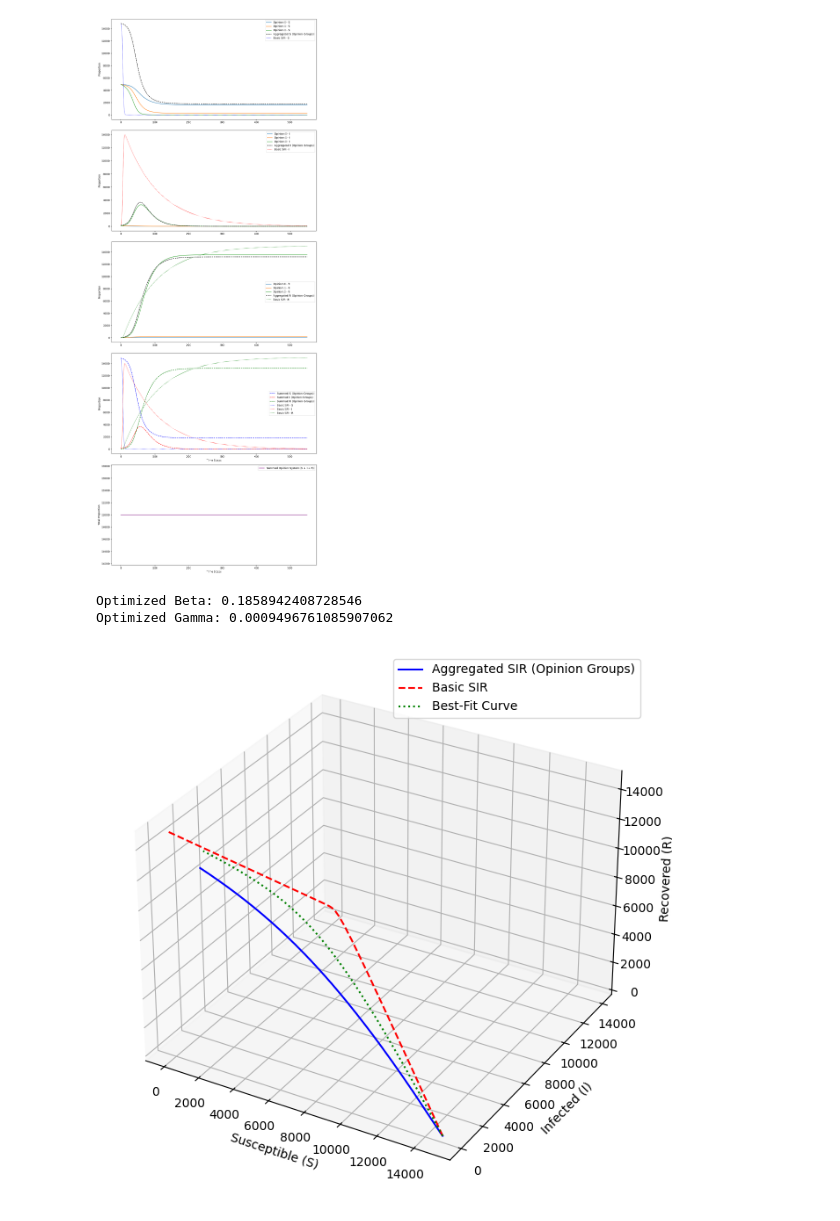
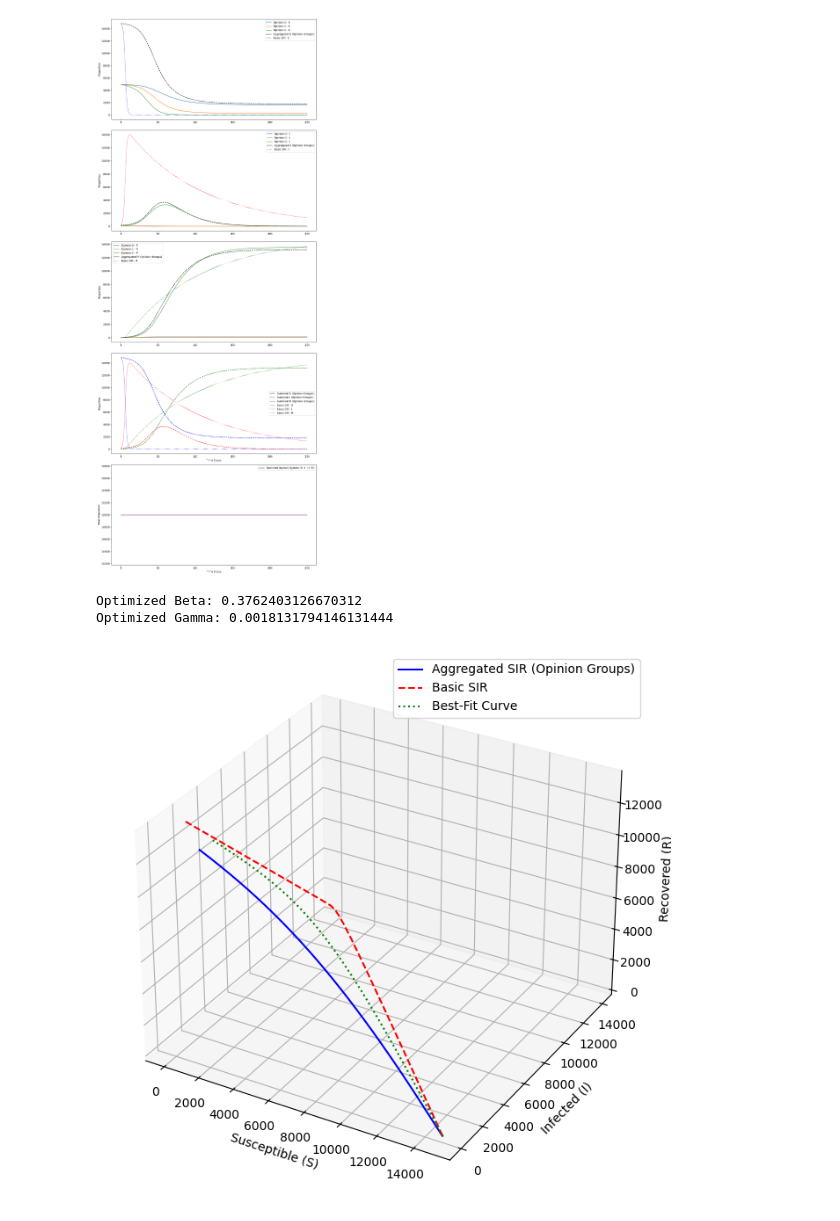
Before and after one commit to mohdkashifansari/Influence_of_Opinion_Dynamics_on_Disease_Spread, a Jupyter notebook: Final_Code_11_07.ipynb, the cells around one changed output. Cells and saved outputs as stored; diff of their text form; code cells hidden in the pictures.

```diff
--- a/Final_Code_11_07.ipynb
+++ b/Final_Code_11_07.ipynb
@@ -12,7 +12,7 @@ int_R = 0
 int_S = N - int_I - int_R
 beta = 0.8
 gamma = 0.01
-MaxTime = 550
+MaxTime = 250
 RunTime = np.linspace(0, MaxTime, MaxTime)
 
 # Number of opinion groups (indexed from 0 to n)
@@ -210,34 +210,34 @@ def plot_3d_combined_with_fit(aggregated_S, aggregated_I, aggregated_R, basic_S,
     # Label the axes
     ax.set_xlabel('Susceptible (S)')
     ax.set_ylabel('Infected (I)')
     ax.set_zlabel('Recovered (R)')
 
     ax.legend()
     plt.show()
 
 # Call the plotting function with optimized parameters
 plot_3d_combined_with_fit(aggregated_n_S, aggregated_n_I, aggregated_n_R, basic_S, basic_I, basic_R, aggregated_n_S_opt, aggregated_n_I_opt, aggregated_n_R_opt)
 
 # Define the range of beta and gamma values for the grid search
 beta_vals = np.linspace(0.1, 0.9, 10)
 gamma_vals = np.linspace(0.01, 0.4, 10)
 errors = np.zeros((len(beta_vals), len(gamma_vals)))
 
 # Compute the error for each combination of beta and gamma values
 for i, beta_a in enumerate(beta_vals):
     for j, gamma_a in enumerate(gamma_vals):
         errors[i, j] = objective([beta_a, gamma_a])
 
 # Plot the error heatmap
 fig, ax = plt.subplots()
 c = ax.pcolormesh(beta_vals, gamma_vals, errors.T, cmap='Blues_r', shading='auto')
 ax.set_xlabel('Beta')
 ax.set_ylabel('Gamma')
 fig.colorbar(c, ax=ax)
 plt.title('Error between Basic SIR and Opinion-based SIR Models')
 plt.show()
 # %% [output]
-[figure, old version]
+[figure, new version]
-Optimized Beta: 0.1858942408728546
-Optimized Gamma: 0.0009496761085907062
+Optimized Beta: 0.3762403126670312
+Optimized Gamma: 0.0018131794146131444
-[figure, old version]
+[figure, new version]
```
Also changed, not shown: parts of 1 cell of this notebook.
